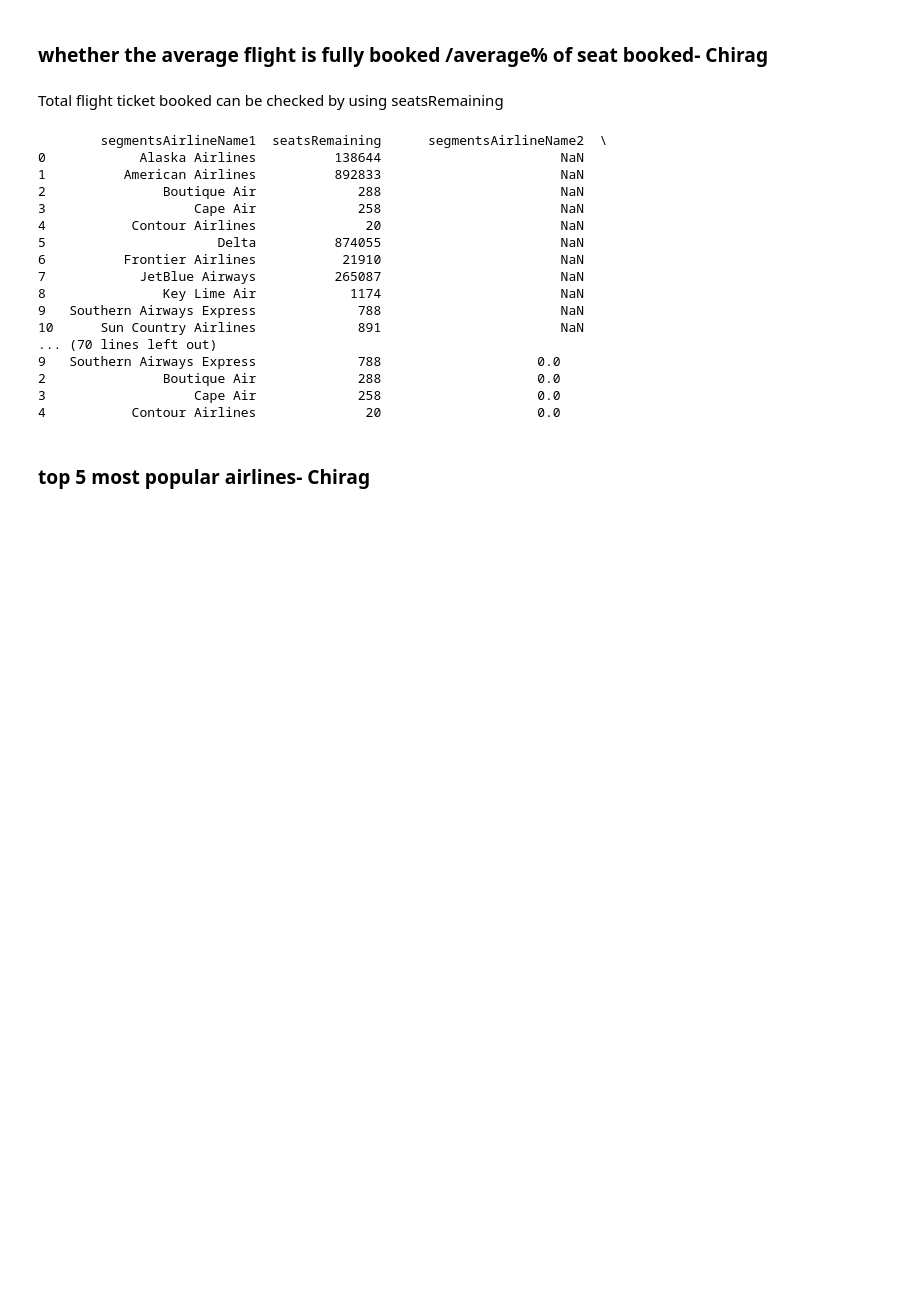
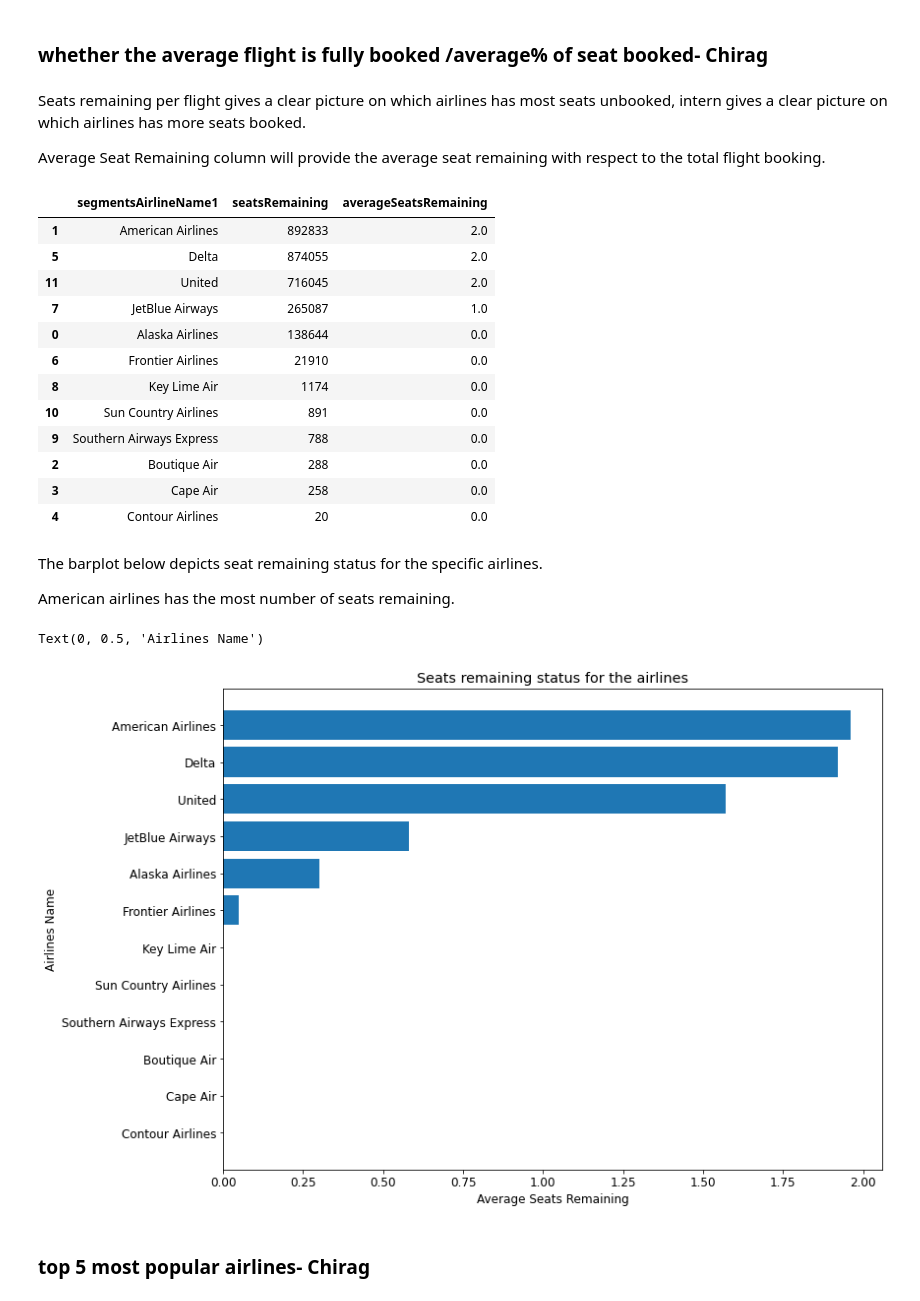
Before and after one commit to ChrisAlex2104/Data-and-Network-project, a Jupyter notebook: Final Project Notebook_v1.ipynb, the cells around one changed output. Cells and saved outputs as stored; diff of their text form; code cells hidden in the pictures; blank space fills up the shorter version.

```diff
--- a/Final Project Notebook_v1.ipynb
+++ b/Final Project Notebook_v1.ipynb
@@ -382,36 +382,42 @@ The minimum distance travelled using domestic flights is 89 miles and a median d
 # %% [markdown]
 ### whether the average flight is fully booked /average% of seat booked- Chirag
 # %% [markdown]
-Total flight ticket booked can be checked by using seatsRemaining
+Seats remaining per flight gives a clear picture on which airlines has most seats unbooked, intern gives a clear picture on which airlines has more seats booked.
+
+Average Seat Remaining column will provide the average seat remaining with respect to the total flight booking.
 # %%
-#data[['segmentsAirlineName1','segmentsAirlineName2','segmentsAirlineName3', 'seatsRemaining']].value_counts()
 dataSegment1 = data.groupby('segmentsAirlineName1', as_index=False)['seatsRemaining'].sum()
-dataSegment2 = data.groupby('segmentsAirlineName2', as_index=False)['seatsRemaining'].sum()
-dataSegment3 = data.groupby('segmentsAirlineName3', as_index=False)['seatsRemaining'].sum()
-#print(dataSegment3)
-#/len(data.index)
-#dataSegment = pd.concat([dataSegment1, dataSegment2, dataSegment3], axis=0, ignore_index=True)
-#dataSegment = pd.DataFrame(dataSegment1[['seatsRemaining']]/len(data.index))
-#print(dataSegment)
+dataSegment2 = data.groupby('segmentsAirlineName1', as_index=False)['seatsRemaining'].sum()
+dataSegment2['averageSeatsRemaining'] = (dataSegment1['seatsRemaining']/len(data.index)).round(2)
+dataSegment2 = dataSegment2.sort_values(by = 'seatsRemaining', ascending = True)
 dataSegment1['averageSeatsRemaining'] = (dataSegment1['seatsRemaining']/len(data.index)).round(0)
-print(dataSegment1.sort_values(by = 'seatsRemaining', ascending = False))
+dataSegment1 = dataSegment1.sort_values(by = 'seatsRemaining', ascending = False)
+dataSegment1
 # %% [output]
-        segmentsAirlineName1  seatsRemaining      segmentsAirlineName2  \
-0            Alaska Airlines          138644                       NaN
-1          American Airlines          892833                       NaN
-2               Boutique Air             288                       NaN
-3                   Cape Air             258                       NaN
-4           Contour Airlines              20                       NaN
-5                      Delta          874055                       NaN
-6          Frontier Airlines           21910                       NaN
-7            JetBlue Airways          265087                       NaN
-8               Key Lime Air            1174                       NaN
-9   Southern Airways Express             788                       NaN
-10      Sun Country Airlines             891                       NaN
-... (70 lines left out)
-9   Southern Airways Express             788                    0.0
-2               Boutique Air             288                    0.0
-3                   Cape Air             258                    0.0
-4           Contour Airlines              20                    0.0
+|  | segmentsAirlineName1 | seatsRemaining | averageSeatsRemaining |
+| 1 | American Airlines | 892833 | 2.0 |
+| 5 | Delta | 874055 | 2.0 |
+| 11 | United | 716045 | 2.0 |
+| 7 | JetBlue Airways | 265087 | 1.0 |
+| 0 | Alaska Airlines | 138644 | 0.0 |
+| 6 | Frontier Airlines | 21910 | 0.0 |
+| 8 | Key Lime Air | 1174 | 0.0 |
+| 10 | Sun Country Airlines | 891 | 0.0 |
+| 9 | Southern Airways Express | 788 | 0.0 |
+| 2 | Boutique Air | 288 | 0.0 |
+| 3 | Cape Air | 258 | 0.0 |
+| 4 | Contour Airlines | 20 | 0.0 |
+# %% [markdown]
+The barplot below depicts seat remaining status for the specific airlines.
+
+American airlines has the most number of seats remaining.
+# %%
+plt.barh(y=dataSegment2['segmentsAirlineName1'], width=dataSegment2['averageSeatsRemaining'])
+plt.title('Seats remaining status for the airlines')
+plt.xlabel('Average Seats Remaining')
+plt.ylabel('Airlines Name')
+# %% [output]
+Text(0, 0.5, 'Airlines Name')
+[figure, added]
 # %% [markdown]
 ### top 5 most popular airlines- Chirag
```
Also changed, not shown: parts of 5 cells of this notebook.
